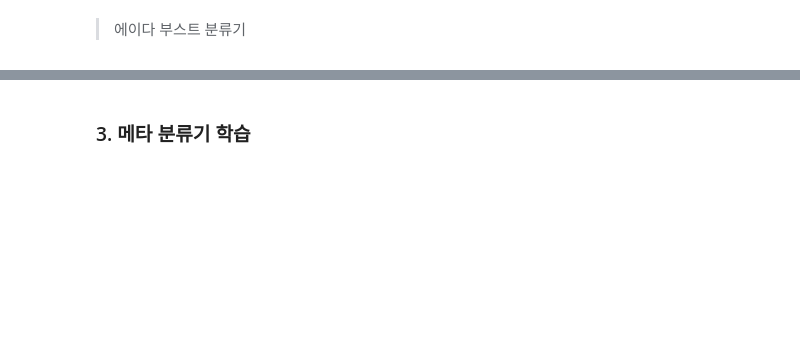
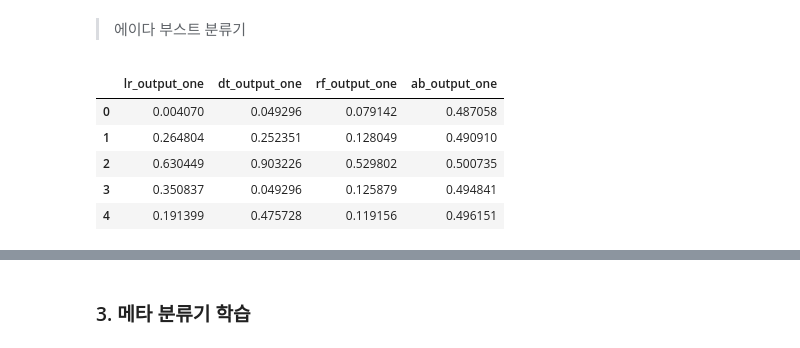
Before and after one commit to inseopbyeon/machine-learning-lecture-notes, a Jupyter notebook: Lecture17_Stacking.ipynb, the cells around one changed output, grey strips where cells are left out. Drawn from its saved outputs; the diff is of its cells as text; code cells hidden in the pictures; blank space fills up the shorter version.

```diff
--- a/Lecture17_Stacking.ipynb
+++ b/Lecture17_Stacking.ipynb
@@ -563,6 +565,6 @@ ensemble = pd.DataFrame()
 > 로지스틱 회귀 분류기
 # %%
 # 로지스틱 회귀 분류기에 대한 결과값을, 부류 1이 될 확률만 리턴받습니다.
-ensemble['lr_output_one'] = lr_train_oof_pred
+ensemble['lr_output_one'] = lr_train_oof_pred['LogisticRegression']
 ensemble.head()
 # %% [output]
@@ -571,5 +578,5 @@ ValueError: Cannot set a frame with no defined index and a value that cannot be
 > 결정 트리 분류기
 # %%
 # 결정 트리 분류기에 대한 결과값을, 부류 1이 될 확률만 리턴받습니다.
-ensemble['dt_output_one'] = dt_train_oof_pred
+ensemble['dt_output_one'] = dt_train_oof_pred['DecisionTreeClassifier']
 ensemble.head()
@@ -577,5 +591,5 @@ ensemble.head()
 > 랜덤 포레스트 분류기
 # %%
 # 랜덤 포레스트 분류기에 대한 결과값을, 부류 1이 될 확률만 리턴받습니다.
-ensemble['rf_output_one'] = rf_train_oof_pred
+ensemble['rf_output_one'] = rf_train_oof_pred['RandomForestClassifier']
 ensemble.head()
@@ -583,8 +604,15 @@ ensemble.head()
 > 에이다 부스트 분류기
 # %%
 # 에이다 부스트 분류기에 대한 결과값을, 부류 1이 될 확률만 리턴받습니다.
-ensemble['ab_output_one'] = ab_train_oof_pred
+ensemble['ab_output_one'] = ab_train_oof_pred['AdaBoostClassifier']
 ensemble.head()
+# %% [output]
+|  | lr_output_one | dt_output_one | rf_output_one | ab_output_one |
+| 0 | 0.004070 | 0.049296 | 0.079142 | 0.487058 |
+| 1 | 0.264804 | 0.252351 | 0.128049 | 0.490910 |
+| 2 | 0.630449 | 0.903226 | 0.529802 | 0.500735 |
+| 3 | 0.350837 | 0.049296 | 0.125879 | 0.494841 |
+| 4 | 0.191399 | 0.475728 | 0.119156 | 0.496151 |
 # %%
 ensemble = pd.concat([ensemble, pd.DataFrame(y_train).reset_index(drop=True)], axis=1)
 # %%
```
Also changed, not shown: parts of 13 cells of this notebook, 3 other files.
